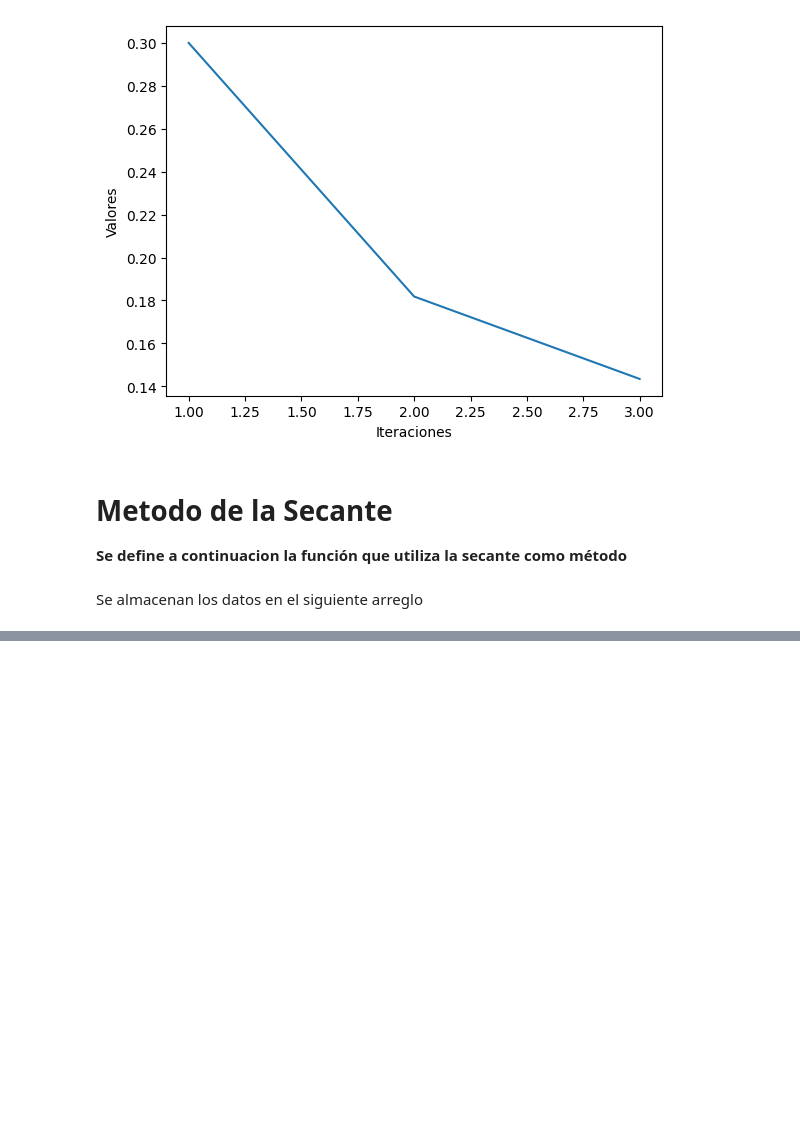
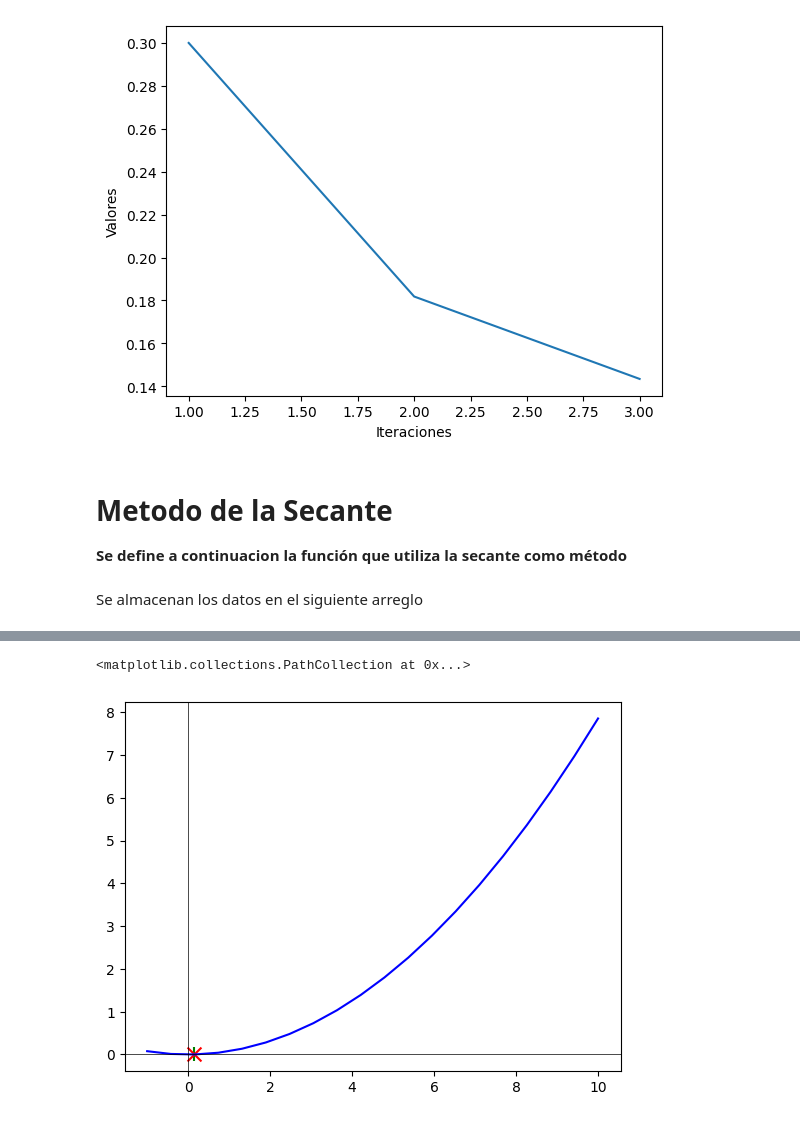
Before and after one commit to SM0NKY/Newton-Ralphson-Secante, a Jupyter notebook: Newton_R_S.ipynb, the cells around one changed output, grey strips where cells are left out. Drawn from its saved outputs; the diff is of its cells as text; code cells hidden in the pictures; blank space fills up the shorter version.

Commit message:
Metodo Terminado

```diff
--- a/Newton_R_S.ipynb
+++ b/Newton_R_S.ipynb
@@ -173,9 +177,12 @@ plt.show()
 Se almacenan los datos en el siguiente arreglo
 # %%
 iteraciones_secante:list = []
-valores_xi_sec:list = []
-f_x_secante:list =[]
-f_dx_secante:list = []
 
-Error_vr_secante:list = []
+valores_xi_1_sec:list = [] # Valores de Xi-1
+valores_xi_sec:list = [] # Valores de Xi
+valores_xi_posterior:list = [] #Valores de Xi+1
+
+fx_1secante:list = []
+fx_secante:list =[] #
+
 Error_va_secante:list = []
@@ -196,0 +285,18 @@ def secante() -> None:
+# %%
+f_evaluable = lambdify(D,f_Ds.subs({V:1.5e-3,h:0.3}), "numpy")
+# %%
+x_vals = np.linspace(-1,10,20)
+y_vals = f_evaluable(x_vals)
+# %%
+plt.plot(x_vals,y_vals,label ="Prueba", color = 'b')
+plt.axhline(0, color="black", linewidth=0.5)
+plt.axvline(0, color="black", linewidth=0.5)
+
+#Metodo Newton Raphson
+plt.scatter(valores_xi[-1], f_x[-1], color = 'g', marker = '|', s = 100)
+
+#Metodo Secante
+plt.scatter(valores_xi_sec[-1],fx_1secante[-1], color = 'r', marker= 'x', s = 100, label = "Secante")
+# %% [output]
+<matplotlib.collections.PathCollection at 0x...>
+[figure, added]
```
Also changed, not shown: parts of 14 cells of this notebook, 1 other file.
